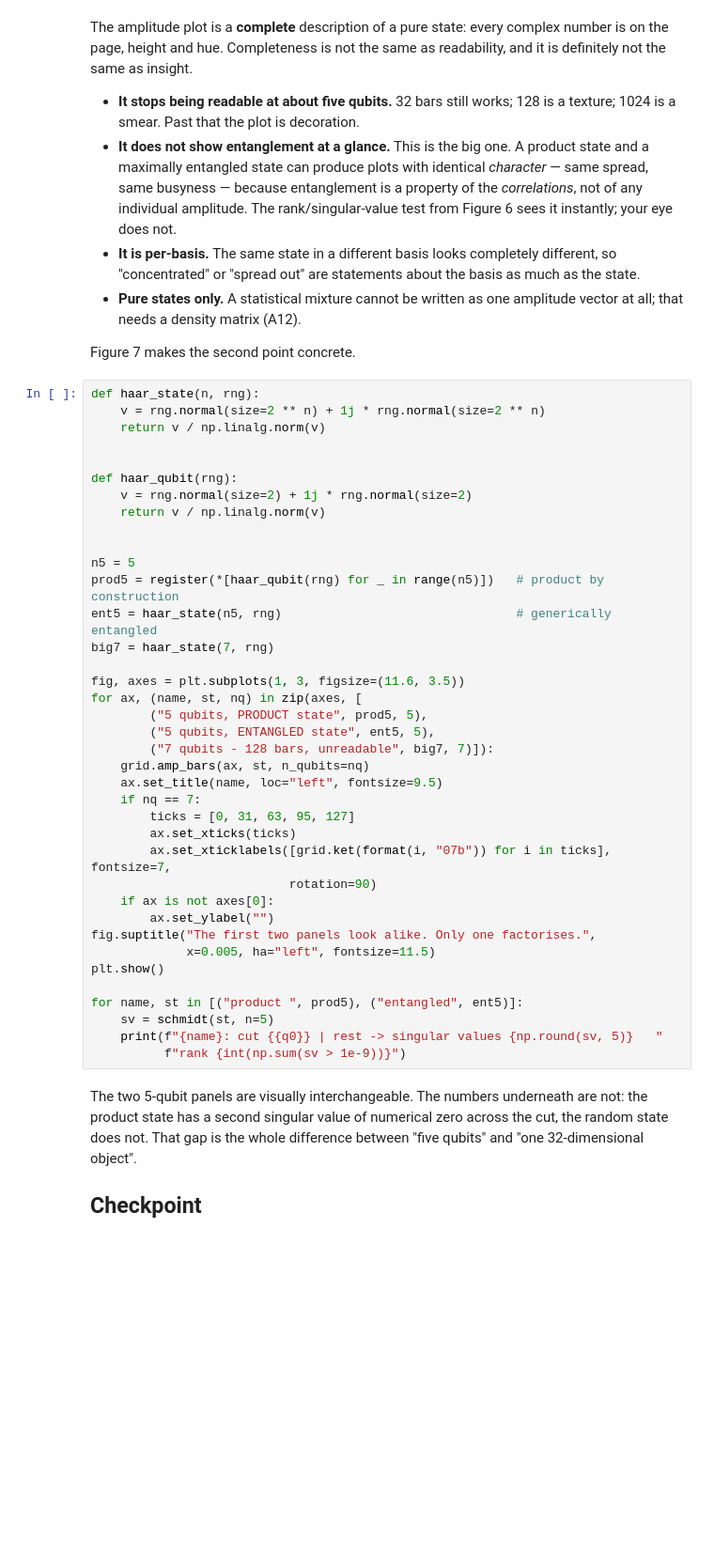
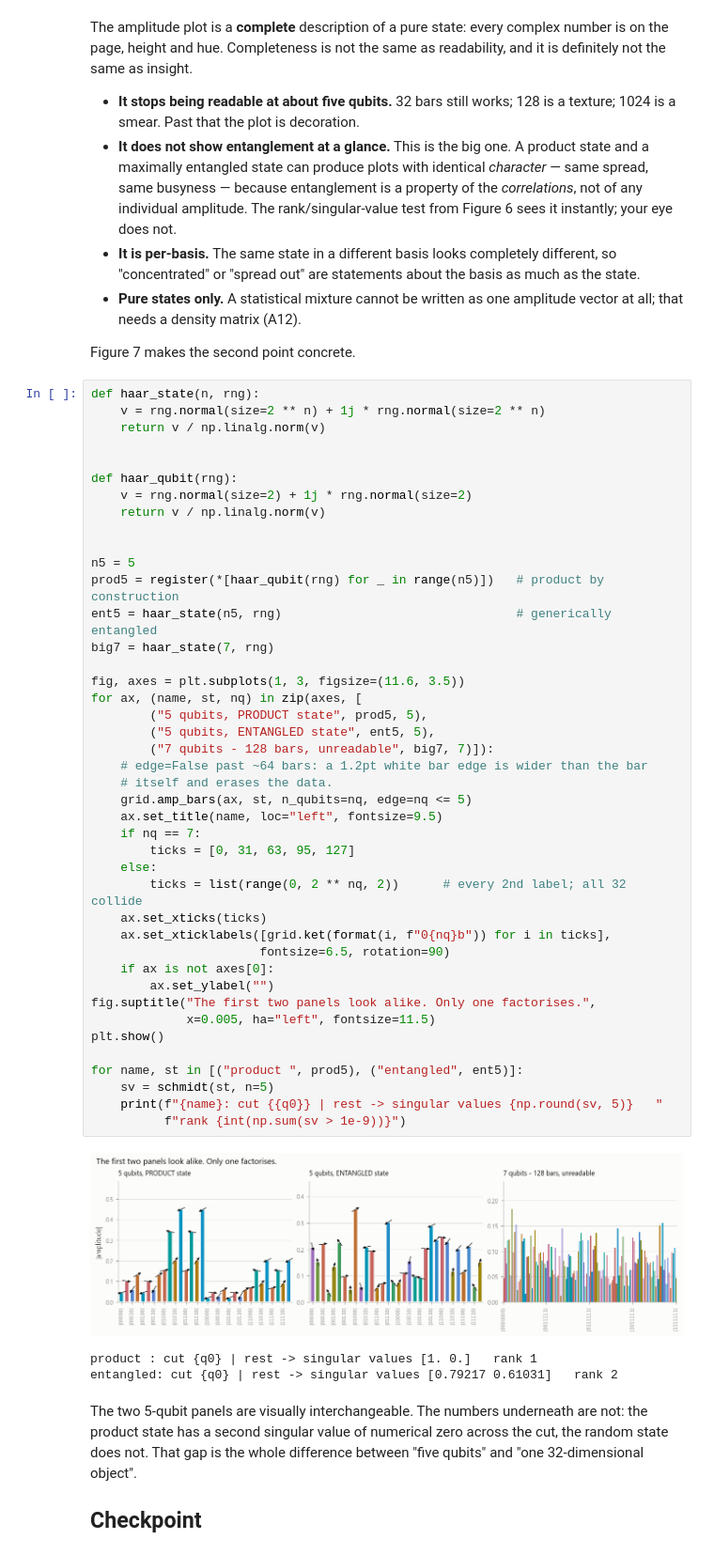
Before and after one commit to thompgt/quantum-under-the-hood, a Jupyter notebook: notebooks/A05_Tensor_Products.ipynb, the cells around one changed output. Shown at 94% size. Drawn from its saved outputs; the diff is of its cells as text; blank space fills up the shorter version.

```diff
--- a/notebooks/A05_Tensor_Products.ipynb
+++ b/notebooks/A05_Tensor_Products.ipynb
@@ -768,37 +839,45 @@ def haar_state(n, rng):
 
 
 def haar_qubit(rng):
     v = rng.normal(size=2) + 1j * rng.normal(size=2)
     return v / np.linalg.norm(v)
 
 
 n5 = 5
 prod5 = register(*[haar_qubit(rng) for _ in range(n5)])   # product by construction
 ent5 = haar_state(n5, rng)                                # generically entangled
 big7 = haar_state(7, rng)
 
 fig, axes = plt.subplots(1, 3, figsize=(11.6, 3.5))
 for ax, (name, st, nq) in zip(axes, [
         ("5 qubits, PRODUCT state", prod5, 5),
         ("5 qubits, ENTANGLED state", ent5, 5),
         ("7 qubits - 128 bars, unreadable", big7, 7)]):
-    grid.amp_bars(ax, st, n_qubits=nq)
+    # edge=False past ~64 bars: a 1.2pt white bar edge is wider than the bar
+    # itself and erases the data.
+    grid.amp_bars(ax, st, n_qubits=nq, edge=nq <= 5)
     ax.set_title(name, loc="left", fontsize=9.5)
     if nq == 7:
         ticks = [0, 31, 63, 95, 127]
-        ax.set_xticks(ticks)
-        ax.set_xticklabels([grid.ket(format(i, "07b")) for i in ticks], fontsize=7,
-                           rotation=90)
+    else:
+        ticks = list(range(0, 2 ** nq, 2))      # every 2nd label; all 32 collide
+    ax.set_xticks(ticks)
+    ax.set_xticklabels([grid.ket(format(i, f"0{nq}b")) for i in ticks],
+                       fontsize=6.5, rotation=90)
     if ax is not axes[0]:
         ax.set_ylabel("")
 fig.suptitle("The first two panels look alike. Only one factorises.",
              x=0.005, ha="left", fontsize=11.5)
 plt.show()
 
 for name, st in [("product ", prod5), ("entangled", ent5)]:
     sv = schmidt(st, n=5)
     print(f"{name}: cut {{q0}} | rest -> singular values {np.round(sv, 5)}   "
           f"rank {int(np.sum(sv > 1e-9))}")
+# %% [output]
+[figure, added]
+product : cut {q0} | rest -> singular values [1. 0.]   rank 1
+entangled: cut {q0} | rest -> singular values [0.79217 0.61031]   rank 2
 # %% [markdown]
 The two 5-qubit panels are visually interchangeable. The
 numbers underneath are not: the product state has a second singular value of
```
Also changed, not shown: parts of 14 cells of this notebook, 1 other file.
